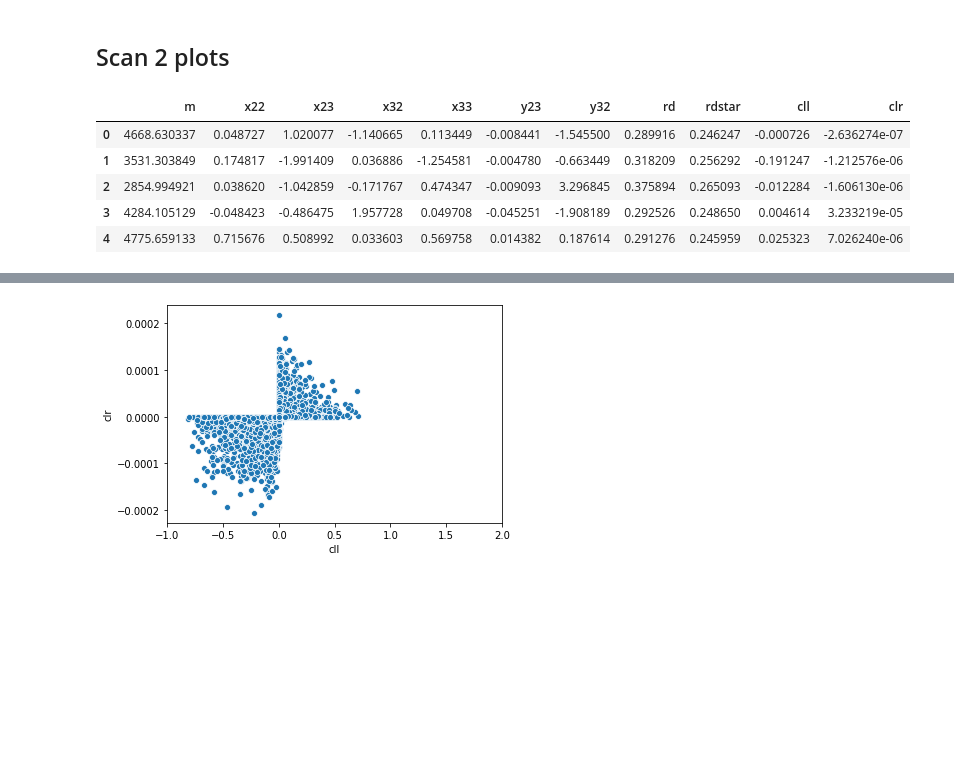
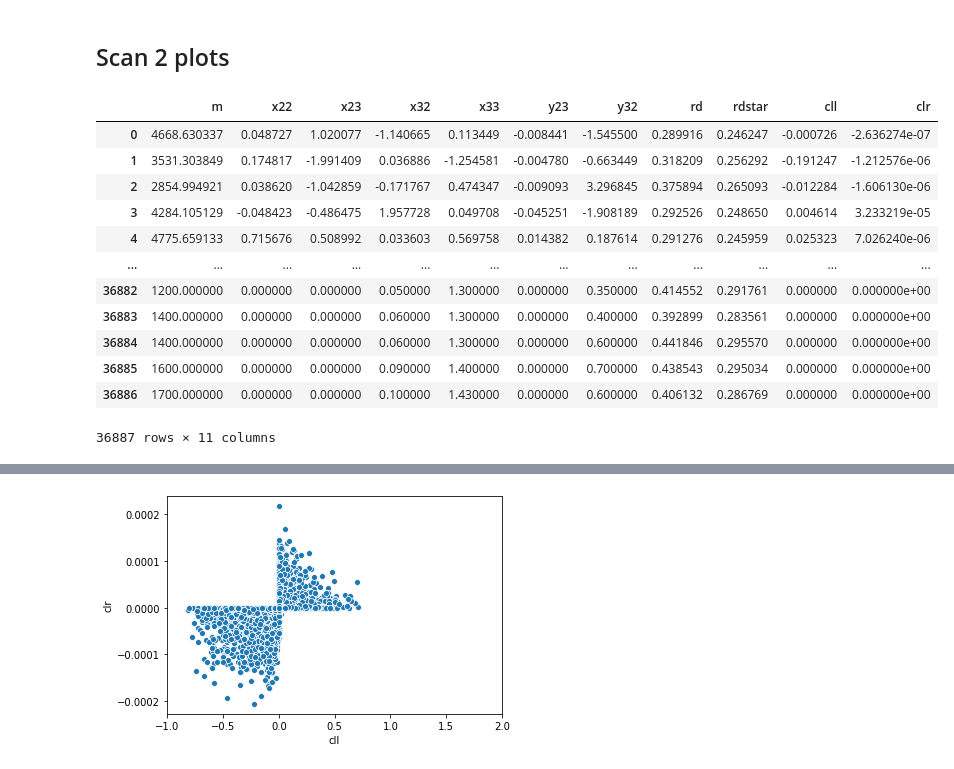
Before and after one commit to johngarg/phd-thesis, a Jupyter notebook: src/analysis/chapter_3/correlations.ipynb, the cells around one changed output, grey strips where cells are left out. Saved outputs shown, nothing was run; the diff lists cells and outputs as text; code cells hidden in the pictures; blank space fills up the shorter version.

```diff
--- a/src/analysis/chapter_3/correlations.ipynb
+++ b/src/analysis/chapter_3/correlations.ipynb
@@ -132,14 +321,21 @@ plt.xlim(-2,2);
 # %% [markdown]
 ## Scan 2 plots
 # %%
-scan2_data[:5]
+scan2_data
 # %% [output]
 |  | m | x22 | x23 | x32 | x33 | y23 | y32 | rd | rdstar | cll | clr |
 | 0 | 4668.630337 | 0.048727 | 1.020077 | -1.140665 | 0.113449 | -0.008441 | -1.545500 | 0.289916 | 0.246247 | -0.000726 | -2.636274e-07 |
 | 1 | 3531.303849 | 0.174817 | -1.991409 | 0.036886 | -1.254581 | -0.004780 | -0.663449 | 0.318209 | 0.256292 | -0.191247 | -1.212576e-06 |
 | 2 | 2854.994921 | 0.038620 | -1.042859 | -0.171767 | 0.474347 | -0.009093 | 3.296845 | 0.375894 | 0.265093 | -0.012284 | -1.606130e-06 |
 | 3 | 4284.105129 | -0.048423 | -0.486475 | 1.957728 | 0.049708 | -0.045251 | -1.908189 | 0.292526 | 0.248650 | 0.004614 | 3.233219e-05 |
 | 4 | 4775.659133 | 0.715676 | 0.508992 | 0.033603 | 0.569758 | 0.014382 | 0.187614 | 0.291276 | 0.245959 | 0.025323 | 7.026240e-06 |
+| ... | ... | ... | ... | ... | ... | ... | ... | ... | ... | ... | ... |
+| 36882 | 1200.000000 | 0.000000 | 0.000000 | 0.050000 | 1.300000 | 0.000000 | 0.350000 | 0.414552 | 0.291761 | 0.000000 | 0.000000e+00 |
+| 36883 | 1400.000000 | 0.000000 | 0.000000 | 0.060000 | 1.300000 | 0.000000 | 0.400000 | 0.392899 | 0.283561 | 0.000000 | 0.000000e+00 |
+| 36884 | 1400.000000 | 0.000000 | 0.000000 | 0.060000 | 1.300000 | 0.000000 | 0.600000 | 0.441846 | 0.295570 | 0.000000 | 0.000000e+00 |
+| 36885 | 1600.000000 | 0.000000 | 0.000000 | 0.090000 | 1.400000 | 0.000000 | 0.700000 | 0.438543 | 0.295034 | 0.000000 | 0.000000e+00 |
+| 36886 | 1700.000000 | 0.000000 | 0.000000 | 0.100000 | 1.430000 | 0.000000 | 0.600000 | 0.406132 | 0.286769 | 0.000000 | 0.000000e+00 |
+36887 rows × 11 columns
 # %%
 %%time
 
```
Also changed, not shown: parts of 24 cells of this notebook, 9 other files.
